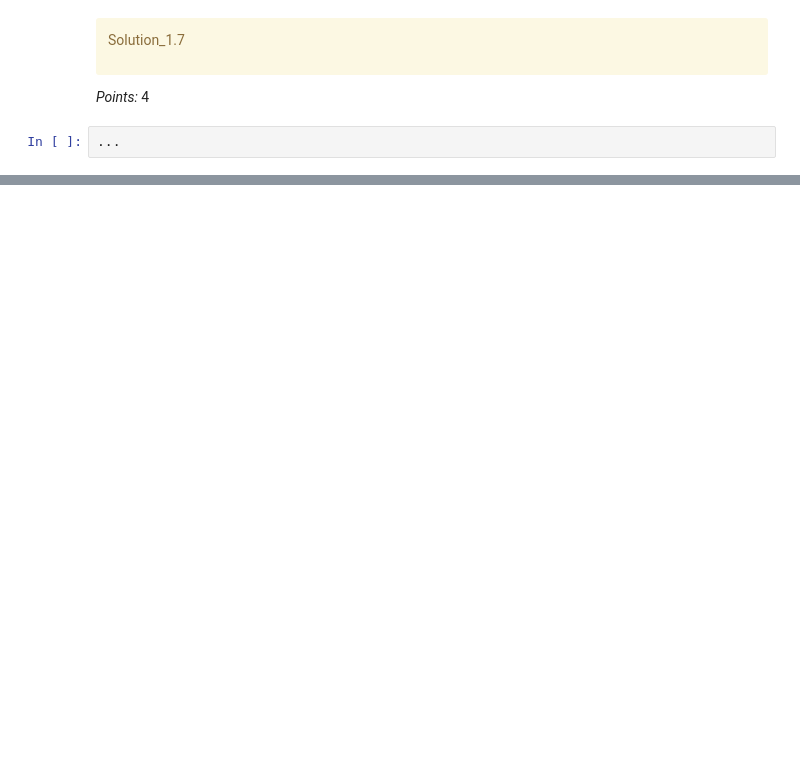
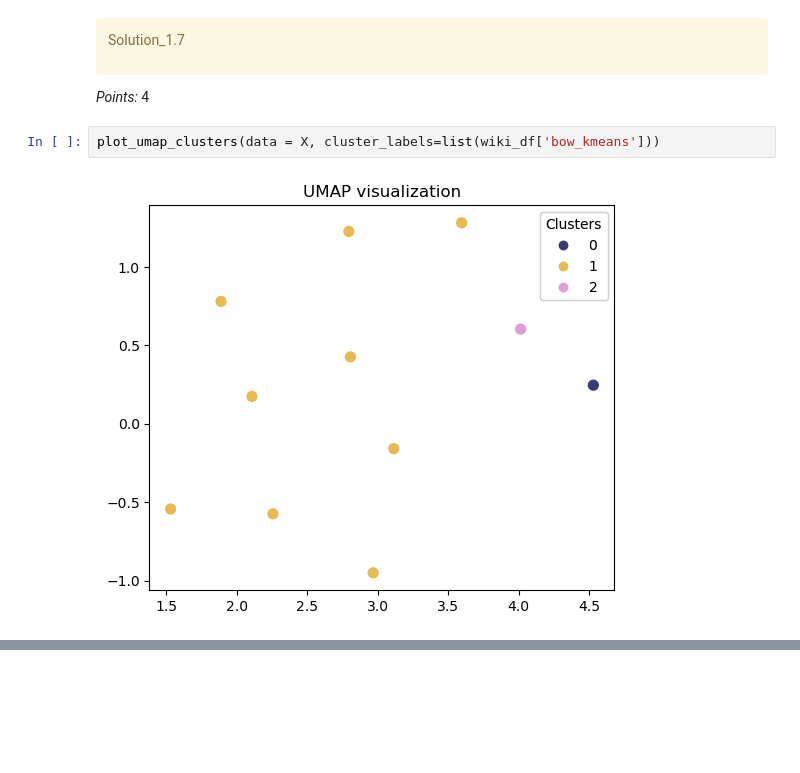
Before and after one commit to chloezandberg/cpsc330hw6, a Jupyter notebook: hw6.ipynb, the cells around one changed output, grey strips where cells are left out. Drawn from its saved outputs; the diff is of its cells as text; blank space fills up the shorter version.

```diff
--- a/hw6.ipynb
+++ b/hw6.ipynb
@@ -575,5 +575,7 @@ Solution_1.7
 </div>
 
 _Points:_ 4
-# %%
-...
+# %%
+plot_umap_clusters(data = X, cluster_labels=list(wiki_df['bow_kmeans']))
+# %% [output]
+[figure, added]
```
Also changed, not shown: parts of 12 cells of this notebook.
